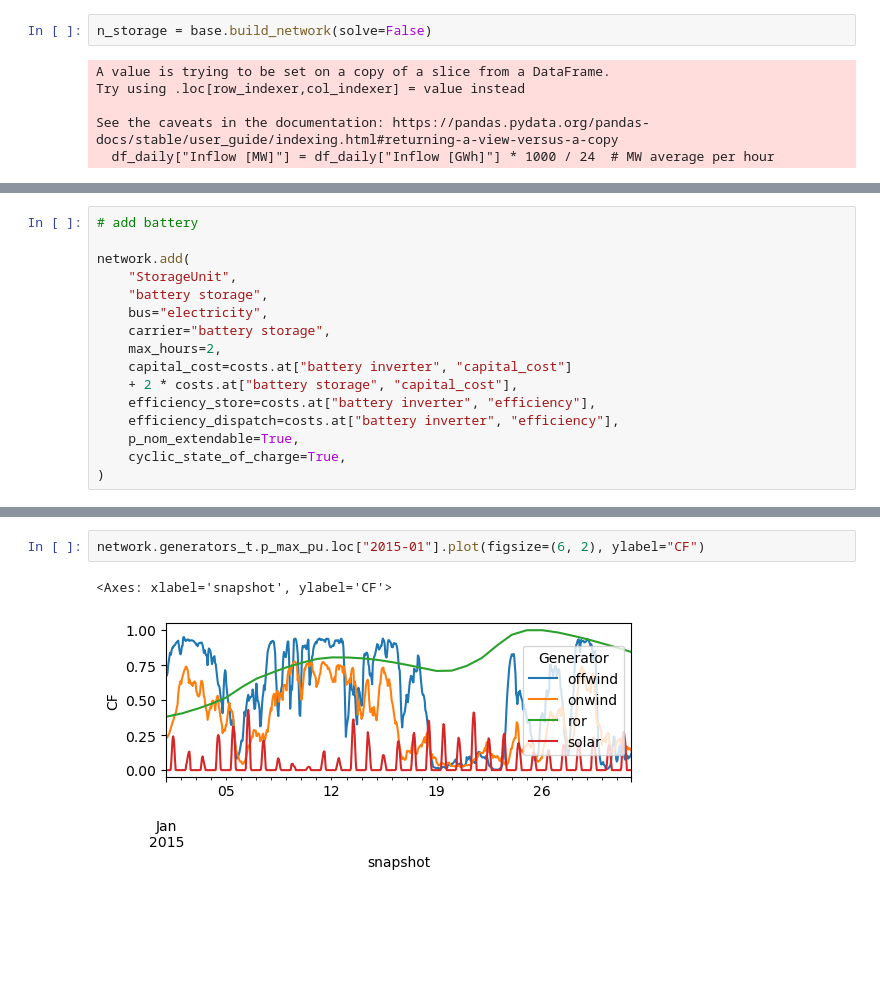
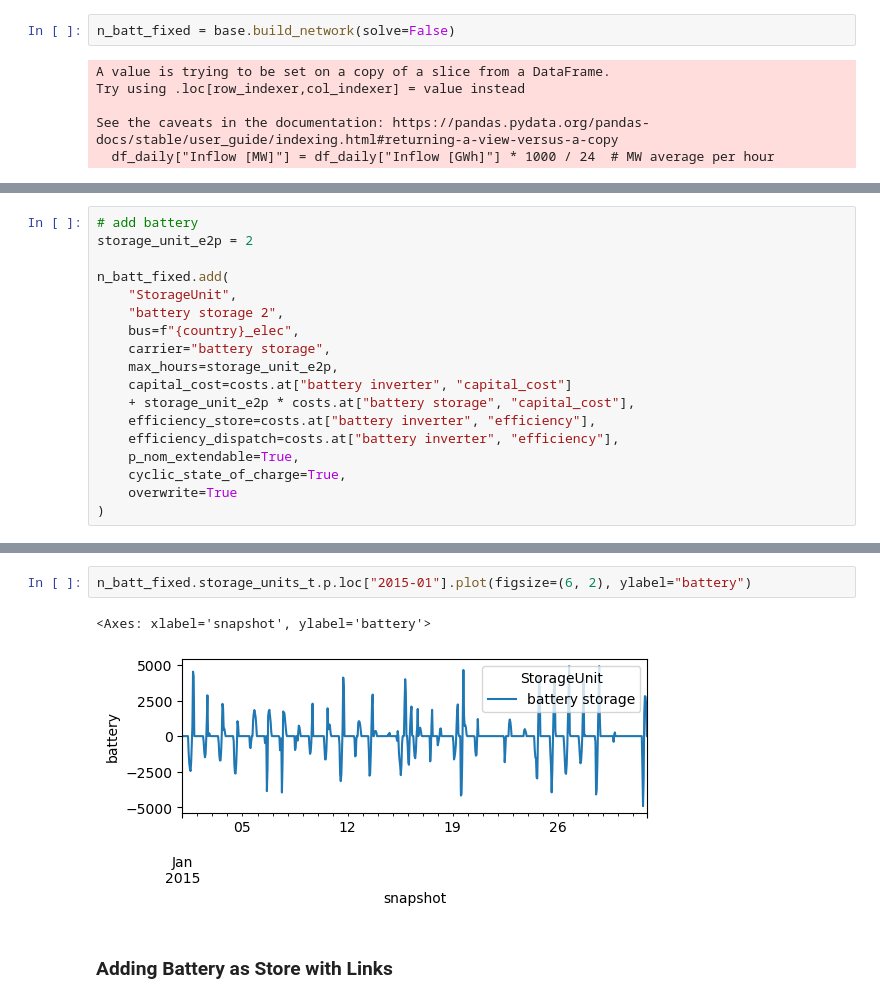
Before and after one commit to jowie1508/46770_IEG, a Jupyter notebook: Part_D_analysis.ipynb, the cells around one changed output, grey strips where cells are left out. Drawn from its saved outputs; the diff is of its cells as text; blank space fills up the shorter version.

Commit message:
testing other storage technologies

```diff
--- a/Part_D_analysis.ipynb
+++ b/Part_D_analysis.ipynb
@@ -29,5 +33,5 @@ Add some storage technology/ies and investigate how they behave and what their i
 # %%
-n_storage = base.build_network(solve=False)
+n_batt_fixed = base.build_network(solve=False)
 # %% [output]
 A value is trying to be set on a copy of a slice from a DataFrame.
 Try using .loc[row_indexer,col_indexer] = value instead
@@ -42,16 +43,18 @@ AttributeError: module 'base' has no attribute 'get_costs'
 # %%
 # add battery
+storage_unit_e2p = 2
 
-network.add(
+n_batt_fixed.add(
     "StorageUnit",
-    "battery storage",
-    bus="electricity",
+    "battery storage 2",
+    bus=f"{country}_elec",
     carrier="battery storage",
-    max_hours=2,
+    max_hours=storage_unit_e2p,
     capital_cost=costs.at["battery inverter", "capital_cost"]
-    + 2 * costs.at["battery storage", "capital_cost"],
+    + storage_unit_e2p * costs.at["battery storage", "capital_cost"],
     efficiency_store=costs.at["battery inverter", "efficiency"],
     efficiency_dispatch=costs.at["battery inverter", "efficiency"],
     p_nom_extendable=True,
     cyclic_state_of_charge=True,
+    overwrite=True
 )
@@ -87,5 +119,7 @@ INFO:pypsa.optimization.optimize:The shadow-prices of the constraints Generator-
 # %%
-network.generators_t.p_max_pu.loc["2015-01"].plot(figsize=(6, 2), ylabel="CF")
+n_batt_fixed.storage_units_t.p.loc["2015-01"].plot(figsize=(6, 2), ylabel="battery")
 # %% [output]
-<Axes: xlabel='snapshot', ylabel='CF'>
+<Axes: xlabel='snapshot', ylabel='battery'>
-[figure, old version]
+[figure, new version]
+# %% [markdown]
+### Adding Battery as Store with Links
```
Also changed, not shown: parts of 23 cells of this notebook.
